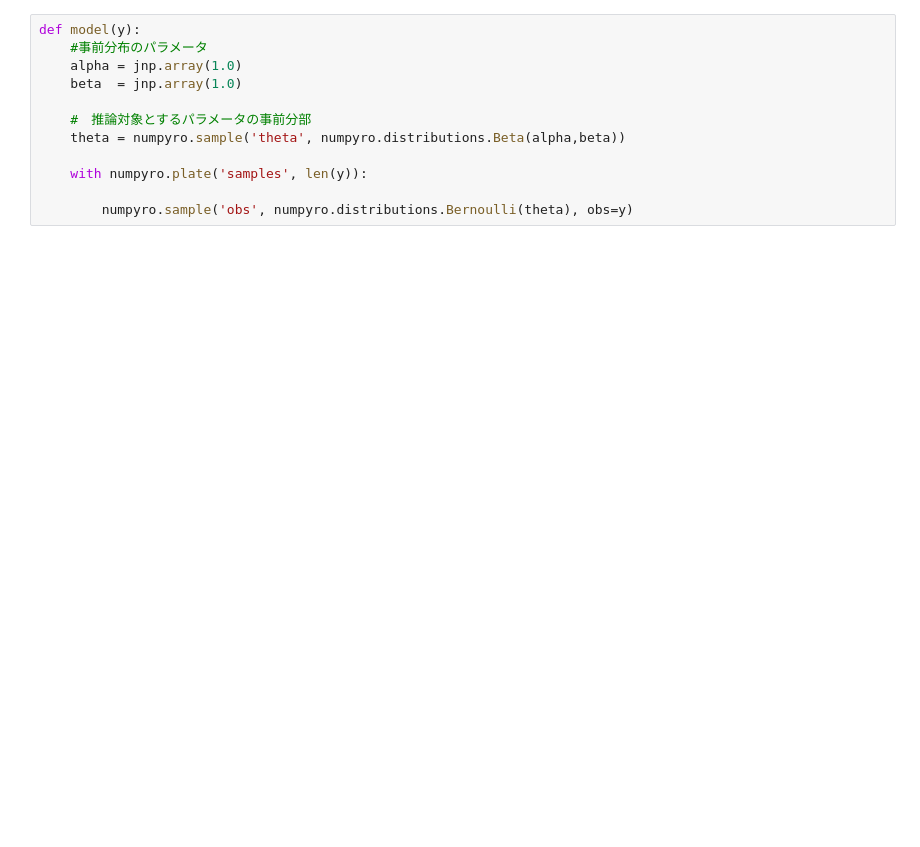
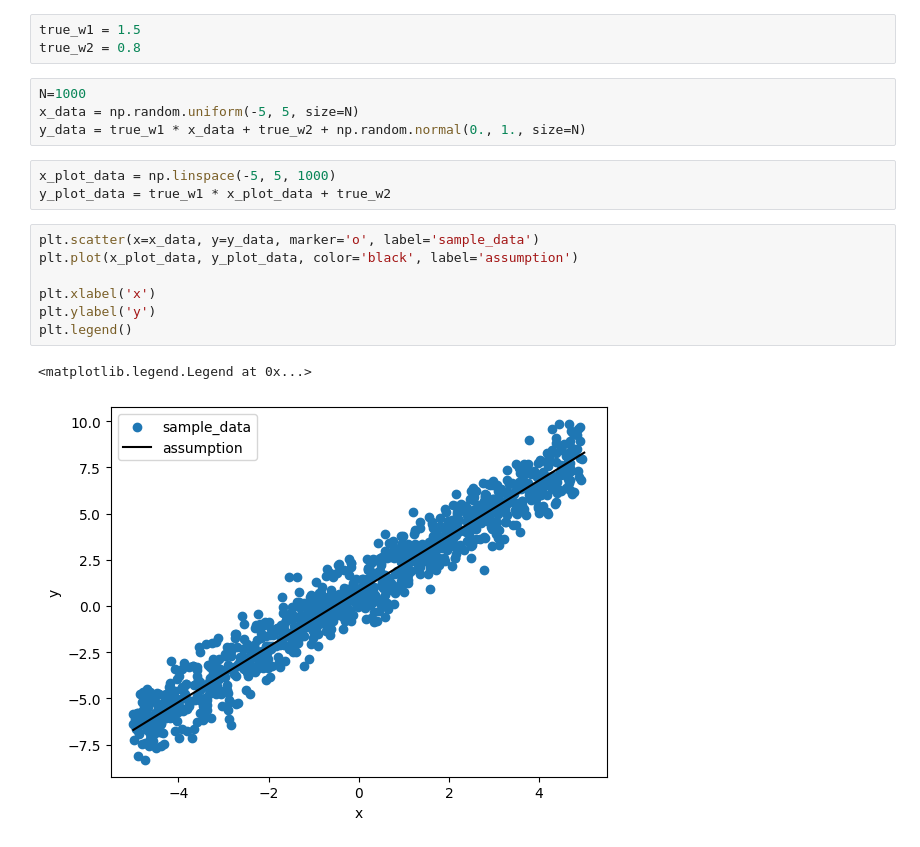
Before and after one commit to gonzou122/numpyro, a Jupyter notebook: code/test4.ipynb, the cells around one changed output. Cells and saved outputs as stored; diff of their text form; blank space fills up the shorter version.

```diff
--- a/code/test4.ipynb
+++ b/code/test4.ipynb
@@ -15,12 +11,20 @@ y= jnp.array([1, 0, 0, 1, 1, 1, 0, 1, 1, 0])
-# %%
-def model(y):
-    #事前分布のパラメータ
-    alpha = jnp.array(1.0)
-    beta  = jnp.array(1.0)
-
-    #　推論対象とするパラメータの事前分部
-    theta = numpyro.sample('theta', numpyro.distributions.Beta(alpha,beta))
-
-    with numpyro.plate('samples', len(y)):
-
-        numpyro.sample('obs', numpyro.distributions.Bernoulli(theta), obs=y)
+# %%
+true_w1 = 1.5
+true_w2 = 0.8
+# %%
+N=1000
+x_data = np.random.uniform(-5, 5, size=N)
+y_data = true_w1 * x_data + true_w2 + np.random.normal(0., 1., size=N)
+# %%
+x_plot_data = np.linspace(-5, 5, 1000)
+y_plot_data = true_w1 * x_plot_data + true_w2
+# %%
+plt.scatter(x=x_data, y=y_data, marker='o', label='sample_data')
+plt.plot(x_plot_data, y_plot_data, color='black', label='assumption')
+
+plt.xlabel('x')
+plt.ylabel('y')
+plt.legend()
+# %% [output]
+<matplotlib.legend.Legend at 0x...>
+[figure, added]
```
Also changed, not shown: parts of 21 cells of this notebook.
